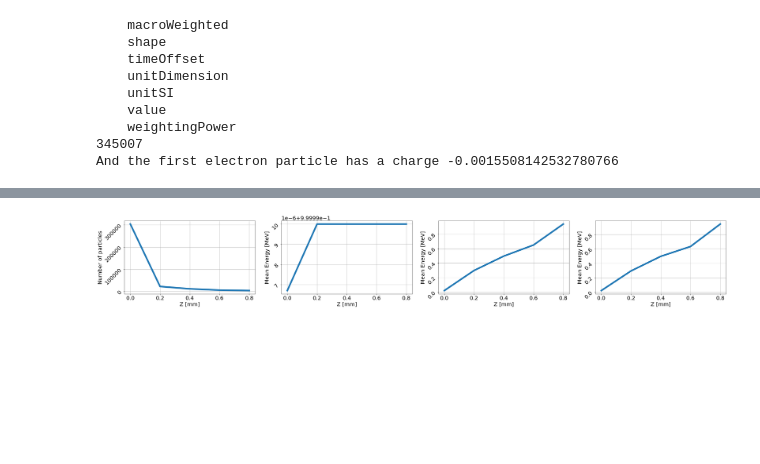
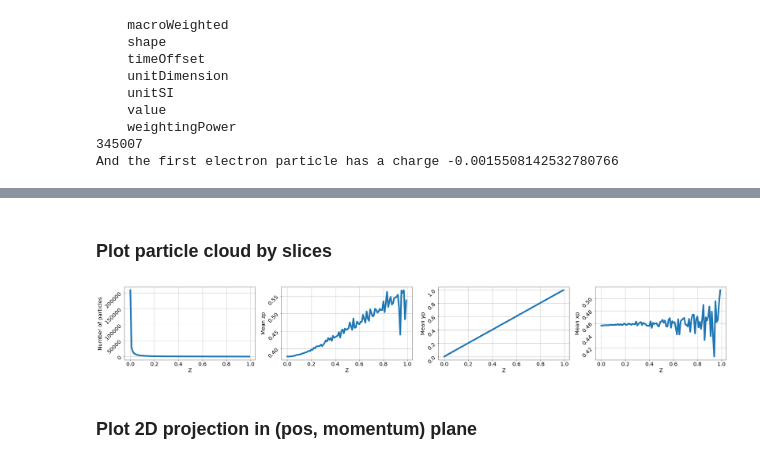
Before and after one commit to Photon-AI-Research/InSituML, a Jupyter notebook: examples/extract_particles.ipynb, the cells around one changed output, grey strips where cells are left out. Saved outputs shown, nothing was run; the diff lists cells and outputs as text; code cells hidden in the pictures; blank space fills up the shorter version.

Commit message:
fixed loading of data and added descriptions

```diff
--- a/examples/extract_particles.ipynb
+++ b/examples/extract_particles.ipynb
@@ -12,5 +16,5 @@ openPMD-api backend variants: {'adios1': True, 'adios2': True, 'hdf5': True, 'js
 # %%
-series = io.Series("./from_cloud/simData_68500.bp",
+series = io.Series("../from_cloud/simData_68500.bp",
                        io.Access.read_only)
 print("Read a Series with openPMD standard version %s" %
       series.openPMD)
@@ -101,6 +117,4 @@ np.save("./particle_data", particle_tensor)
 # %%
-particle_tensor = np.load("./particle_data.npy")
-
 for i in range(particle_tensor.shape[1]):
     minv = np.min(particle_tensor[:,i])
     maxv = np.max(particle_tensor[:,i])
@@ -180,31 +147,0 @@ plot_3D(pc_, color_component=-1)
-# %%
-def plot_per_slice(pc, slice_along, num_slices, comp_of_interest, axs):
-    if comp_of_interest != None:
-        comp_of_interest = comp_of_interest - 1
-
-    slices = [np.min(pc[:, slice_along]) + (np.max(pc[:, slice_along]) - np.min(pc[:, slice_along])) * i/num_slices for i in range(num_slices)]
-    pc_ = np.concatenate((pc, np.zeros((pc.shape[0], 1))), axis=1)
-
-    for ind in range(len(slices)-1):
-        pc_[:, -1][(pc_[:, -3]>=slices[ind]) & (pc_[:, -3]<=slices[ind+1])] = ind
-    pc_[:, -1][(pc_[:, -3]>=slices[-1])] = len(slices) - 1
-
-    if comp_of_interest != None:
-        mean_energy = [np.mean(pc_[:, comp_of_interest][pc_[:,-1]==ind]) for ind in range(len(slices))]
-        std_energy = [np.std(pc_[:, comp_of_interest][pc_[:,-1]==ind]) if pc_[:, comp_of_interest][pc_[:,-1]==ind].shape[0] > 1 else None for ind in range(len(slices)) ]
-        axs.plot([slice_ for slice_ in slices], mean_energy)
-        axs.tick_params(axis='y', which='major', rotation=45)
-        axs.grid(True)
-        axs.set_xlabel('Z [mm]')
-        axs.set_ylabel('Mean Energy [MeV]')
-        #axs.legend(prop={'size': 20})
-
-
-    if comp_of_interest == None:
-        num_particles = [pc_[pc_[:,-1]==ind].shape[0] for ind in range(len(slices))]
-        axs.plot([slice_ for slice_ in slices], num_particles)
-        axs.tick_params(axis='y', which='major', rotation=45)
-        axs.grid(True)
-        axs.set_xlabel('Z [mm]')
-        axs.set_ylabel('Number of particles')
-        #axs.legend(prop={'size': 20})
@@ -222,0 +148,2 @@ plot_3D(particle_tensor)
+# %% [markdown]
+### Plot particle cloud by slices
@@ -223,20 +161,25 @@ plot_3D(particle_tensor)
 # %%
 pc = particle_tensor
 slice_along = 2 #z: 2
-num_slices = 5
+num_slices = 100
 comp_of_interest = -3
 figsize1 = 40
 figsize2 = 5
 
+labels_x = ['x', 'y', 'z']
+labels_y = ['xp', 'yp', 'zp']
+
 fig, axs = plt.subplots(1, 4, figsize=(figsize1,figsize2))
 plot_per_slice(axs=axs[0], comp_of_interest=None,
-               num_slices=num_slices, pc=particle_tensor, slice_along=slice_along)
+                num_slices=num_slices, pc=particle_tensor, slice_along=slice_along)
 for i in range(1,4,1):
     plot_per_slice(axs=axs[i], comp_of_interest=-1*i,
-               num_slices=num_slices, pc=particle_tensor, slice_along=slice_along)
+                num_slices=num_slices, pc=particle_tensor, slice_along=slice_along, label='Mean ' + labels_y[-1*i])
 plt.show()
 # %% [output]
-[figure, old version]
+[figure, new version]
+# %% [markdown]
+### Plot 2D projection in (pos, momentum) plane
 # %%
 figsize1 = 30
 figsize2 = 5
```
Also changed, not shown: parts of 19 cells of this notebook, 1 other file.
